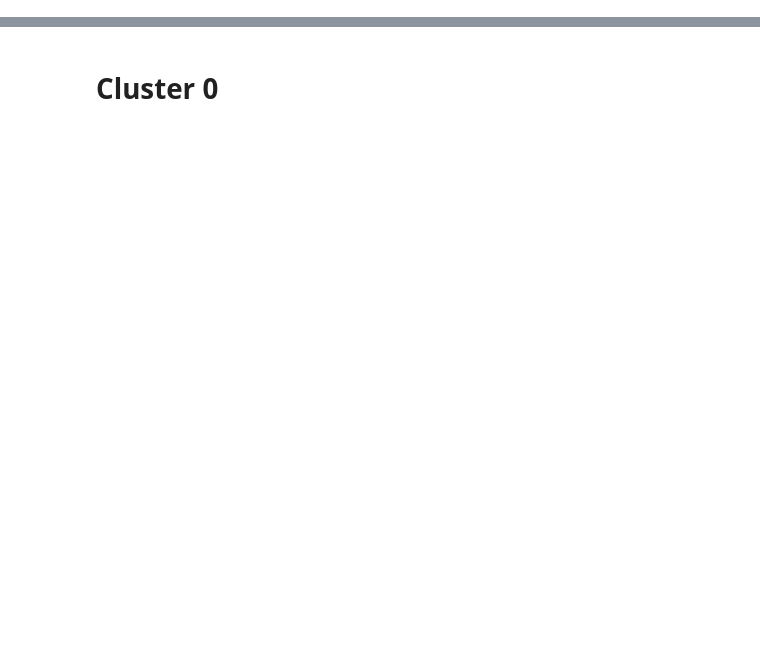
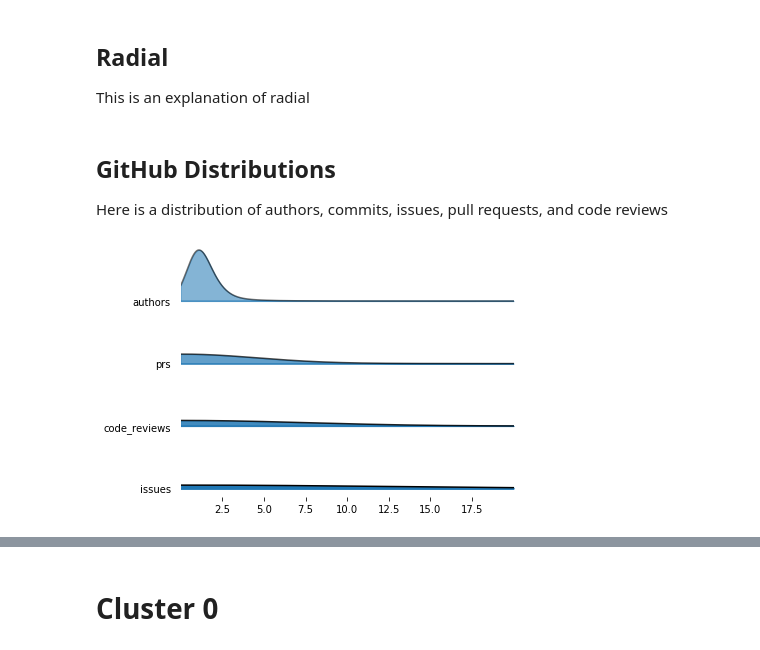
Before and after one commit to UBC-MDS/RStudio-GitHub-Analysis, a Jupyter notebook: Report By Cluster V0.ipynb, the cells around one changed output, grey strips where cells are left out. Cells and saved outputs as stored; diff of their text form; code cells hidden in the pictures; blank space fills up the shorter version.

```diff
--- a/Report By Cluster V0.ipynb
+++ b/Report By Cluster V0.ipynb
@@ -30,0 +69,13 @@ project = pd.concat([comm_auth_by_proj,pr_cr_by_proj,issues_by_proj],axis=1)
+# %% [markdown]
+## Radial
+
+This is an explanation of radial
+# %% [markdown]
+## GitHub Distributions
+
+Here is a distribution of authors, commits, issues, pull requests, and code reviews
+# %%
+fig, ax = plt.subplots(4,1)
+_=joypy.joyplot(project[['authors','prs','code_reviews','issues']],x_range=[0,20],fade=True,overlap=False,ax=ax)
+# %% [output]
+[figure, added]
```
Also changed, not shown: parts of 155 cells of this notebook, 1 other file.
